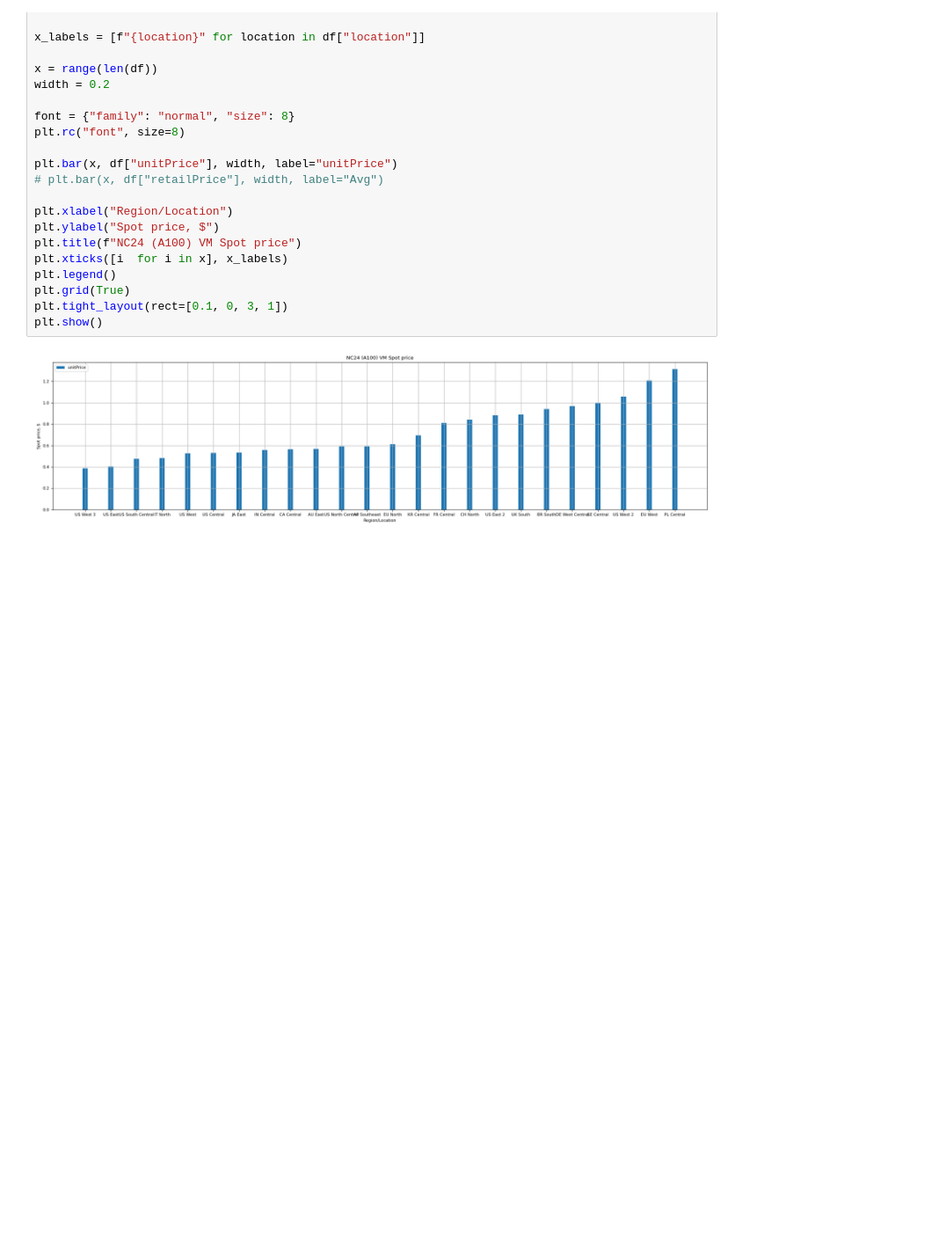
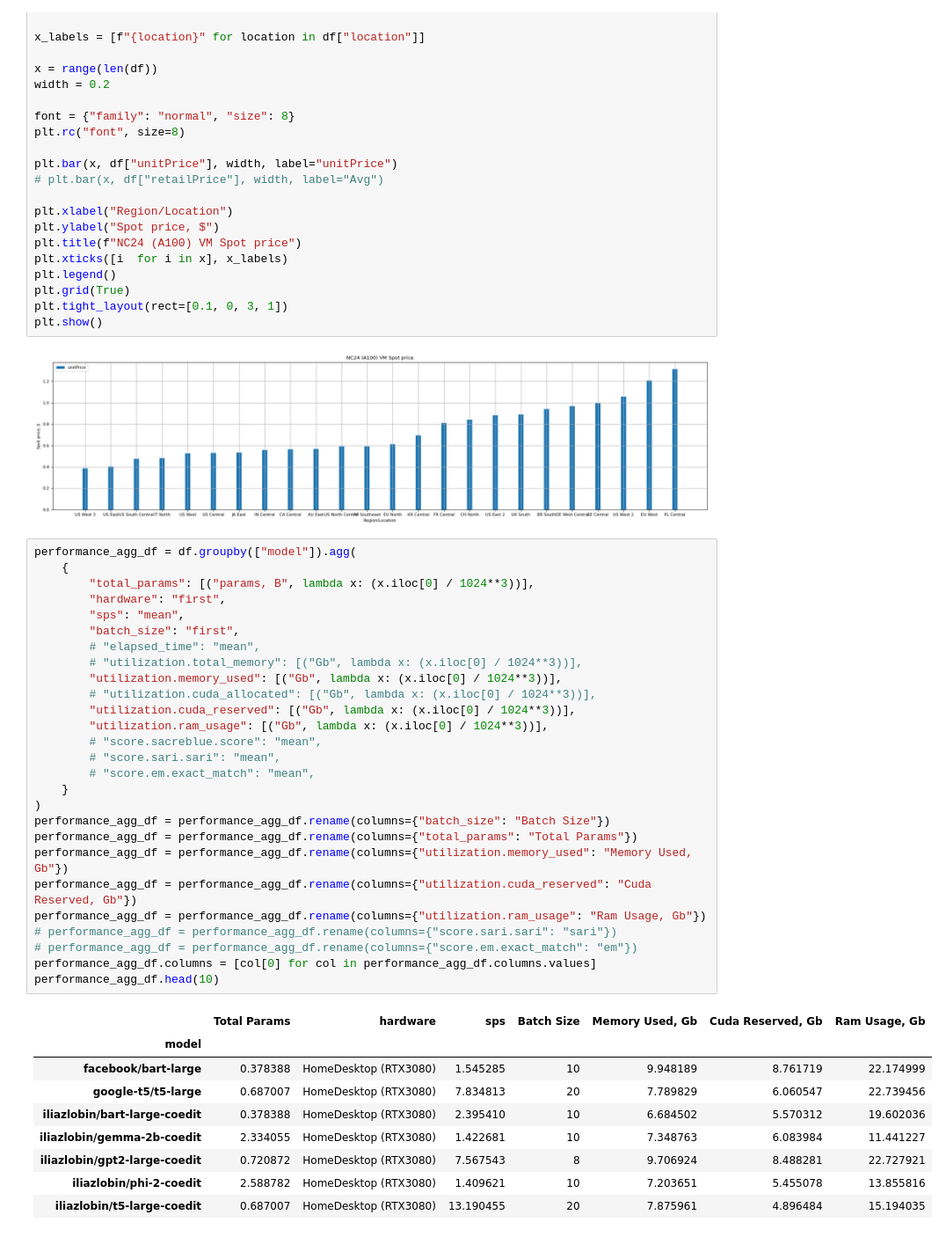
Before and after one commit to iliazlobin/transformers-labs, a Jupyter notebook: model-eval/analysis.ipynb, the cells around one changed output. Shown at 88% size. Drawn from its saved outputs; the diff is of its cells as text; blank space fills up the shorter version.

```diff
--- a/model-eval/analysis.ipynb
+++ b/model-eval/analysis.ipynb
@@ -620,3 +620,40 @@ plt.tight_layout(rect=[0.1, 0, 3, 1])
 plt.show()
 # %% [output]
 [figure]
+# %%
+performance_agg_df = df.groupby(["model"]).agg(
+    {
+        "total_params": [("params, B", lambda x: (x.iloc[0] / 1024**3))],
+        "hardware": "first",
+        "sps": "mean",
+        "batch_size": "first",
+        # "elapsed_time": "mean",
+        # "utilization.total_memory": [("Gb", lambda x: (x.iloc[0] / 1024**3))],
+        "utilization.memory_used": [("Gb", lambda x: (x.iloc[0] / 1024**3))],
+        # "utilization.cuda_allocated": [("Gb", lambda x: (x.iloc[0] / 1024**3))],
+        "utilization.cuda_reserved": [("Gb", lambda x: (x.iloc[0] / 1024**3))],
+        "utilization.ram_usage": [("Gb", lambda x: (x.iloc[0] / 1024**3))],
+        # "score.sacreblue.score": "mean",
+        # "score.sari.sari": "mean",
+        # "score.em.exact_match": "mean",
+    }
+)
+performance_agg_df = performance_agg_df.rename(columns={"batch_size": "Batch Size"})
+performance_agg_df = performance_agg_df.rename(columns={"total_params": "Total Params"})
+performance_agg_df = performance_agg_df.rename(columns={"utilization.memory_used": "Memory Used, Gb"})
+performance_agg_df = performance_agg_df.rename(columns={"utilization.cuda_reserved": "Cuda Reserved, Gb"})
+performance_agg_df = performance_agg_df.rename(columns={"utilization.ram_usage": "Ram Usage, Gb"})
+# performance_agg_df = performance_agg_df.rename(columns={"score.sari.sari": "sari"})
+# performance_agg_df = performance_agg_df.rename(columns={"score.em.exact_match": "em"})
+performance_agg_df.columns = [col[0] for col in performance_agg_df.columns.values]
+performance_agg_df.head(10)
+# %% [output]
+|  | Total Params | hardware | sps | Batch Size | Memory Used, Gb | Cuda Reserved, Gb | Ram Usage, Gb |
+| model |  |  |  |  |  |  |  |
+| facebook/bart-large | 0.378388 | HomeDesktop (RTX3080) | 1.545285 | 10 | 9.948189 | 8.761719 | 22.174999 |
+| google-t5/t5-large | 0.687007 | HomeDesktop (RTX3080) | 7.834813 | 20 | 7.789829 | 6.060547 | 22.739456 |
+| iliazlobin/bart-large-coedit | 0.378388 | HomeDesktop (RTX3080) | 2.395410 | 10 | 6.684502 | 5.570312 | 19.602036 |
+| iliazlobin/gemma-2b-coedit | 2.334055 | HomeDesktop (RTX3080) | 1.422681 | 10 | 7.348763 | 6.083984 | 11.441227 |
+| iliazlobin/gpt2-large-coedit | 0.720872 | HomeDesktop (RTX3080) | 7.567543 | 8 | 9.706924 | 8.488281 | 22.727921 |
+| iliazlobin/phi-2-coedit | 2.588782 | HomeDesktop (RTX3080) | 1.409621 | 10 | 7.203651 | 5.455078 | 13.855816 |
+| iliazlobin/t5-large-coedit | 0.687007 | HomeDesktop (RTX3080) | 13.190455 | 20 | 7.875961 | 4.896484 | 15.194035 |
```
Also changed, not shown: parts of 12 cells of this notebook, 11 other files.
